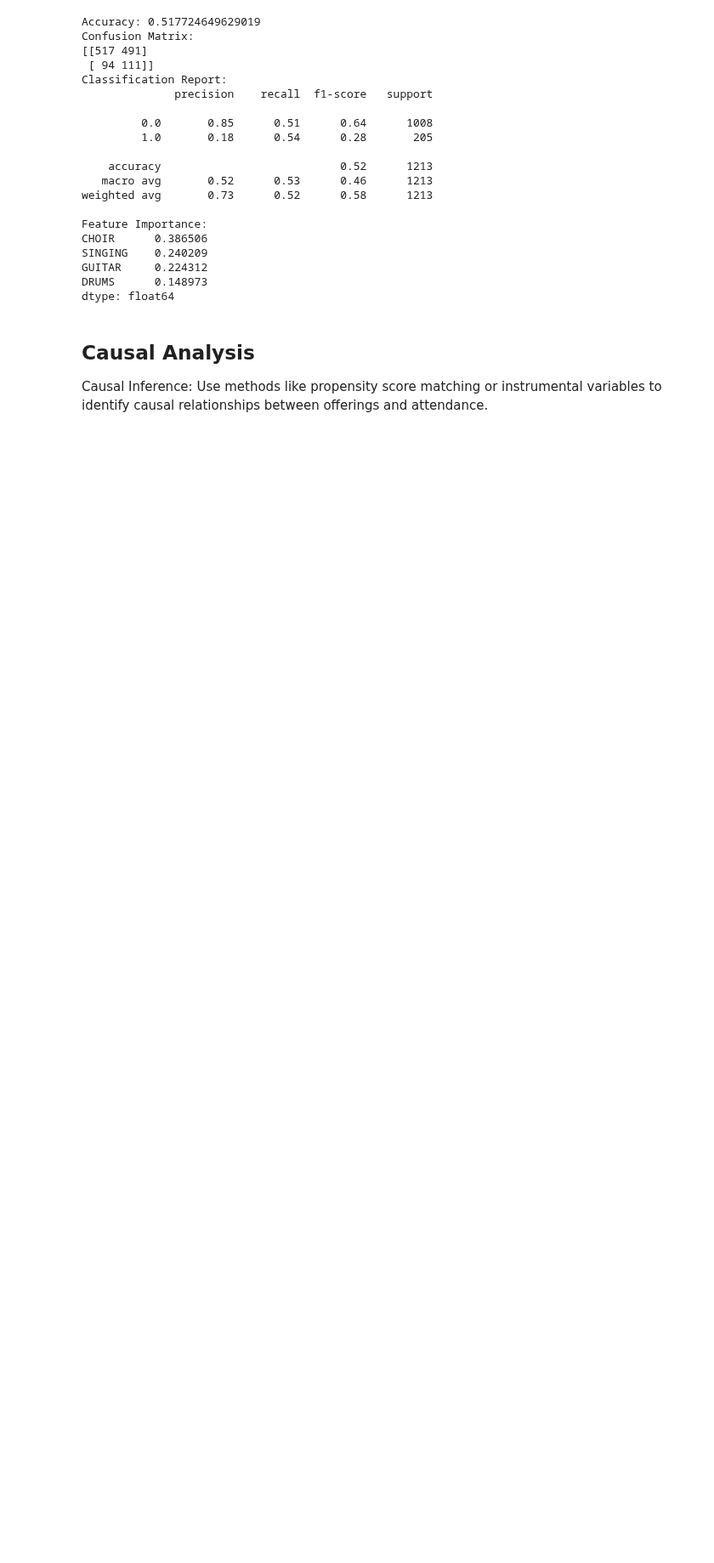
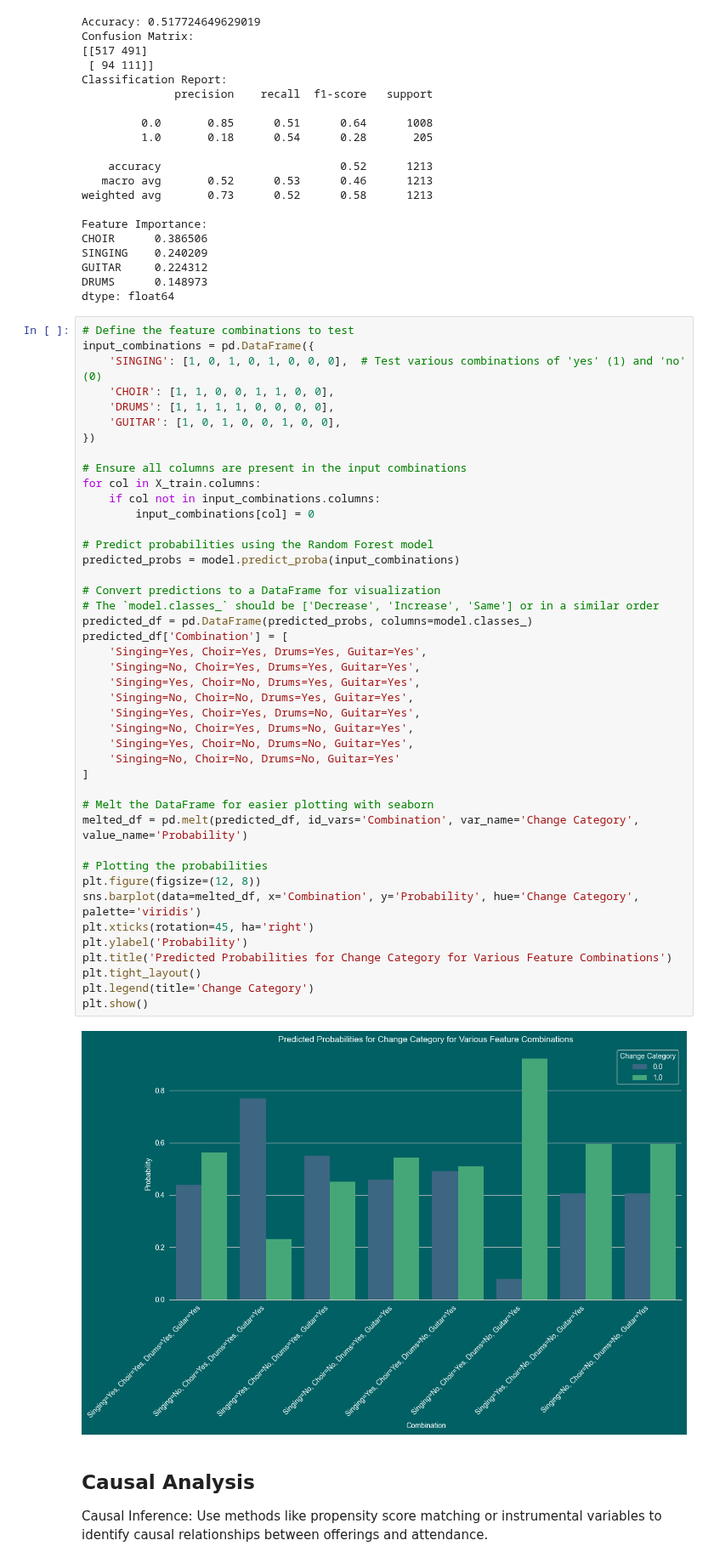
Before and after one commit to NRSchaaf/unlocking-church-growth, a Jupyter notebook: notebook/music_analysis.ipynb, the cells around one changed output. Shown at 85% size. Saved outputs shown, nothing was run; the diff lists cells and outputs as text; blank space fills up the shorter version.

Commit message:
random forest prediction analysis for music, facilities, and staffing

```diff
--- a/notebook/music_analysis.ipynb
+++ b/notebook/music_analysis.ipynb
@@ -462,6 +462,51 @@ SINGING    0.240209
 GUITAR     0.224312
 DRUMS      0.148973
 dtype: float64
+# %%
+# Define the feature combinations to test
+input_combinations = pd.DataFrame({
+    'SINGING': [1, 0, 1, 0, 1, 0, 0, 0],  # Test various combinations of 'yes' (1) and 'no' (0)
+    'CHOIR': [1, 1, 0, 0, 1, 1, 0, 0],
+    'DRUMS': [1, 1, 1, 1, 0, 0, 0, 0],
+    'GUITAR': [1, 0, 1, 0, 0, 1, 0, 0],
+})
+
+# Ensure all columns are present in the input combinations
+for col in X_train.columns:
+    if col not in input_combinations.columns:
+        input_combinations[col] = 0
+
+# Predict probabilities using the Random Forest model
+predicted_probs = model.predict_proba(input_combinations)
+
+# Convert predictions to a DataFrame for visualization
+# The `model.classes_` should be ['Decrease', 'Increase', 'Same'] or in a similar order
+predicted_df = pd.DataFrame(predicted_probs, columns=model.classes_)
+predicted_df['Combination'] = [
+    'Singing=Yes, Choir=Yes, Drums=Yes, Guitar=Yes',
+    'Singing=No, Choir=Yes, Drums=Yes, Guitar=Yes',
+    'Singing=Yes, Choir=No, Drums=Yes, Guitar=Yes',
+    'Singing=No, Choir=No, Drums=Yes, Guitar=Yes',
+    'Singing=Yes, Choir=Yes, Drums=No, Guitar=Yes',
+    'Singing=No, Choir=Yes, Drums=No, Guitar=Yes',
+    'Singing=Yes, Choir=No, Drums=No, Guitar=Yes',
+    'Singing=No, Choir=No, Drums=No, Guitar=Yes'
+]
+
+# Melt the DataFrame for easier plotting with seaborn
+melted_df = pd.melt(predicted_df, id_vars='Combination', var_name='Change Category', value_name='Probability')
+
+# Plotting the probabilities
+plt.figure(figsize=(12, 8))
+sns.barplot(data=melted_df, x='Combination', y='Probability', hue='Change Category', palette='viridis')
+plt.xticks(rotation=45, ha='right')
+plt.ylabel('Probability')
+plt.title('Predicted Probabilities for Change Category for Various Feature Combinations')
+plt.tight_layout()
+plt.legend(title='Change Category')
+plt.show()
+# %% [output]
+[figure, added]
 # %% [markdown]
 ## Causal Analysis
 Causal Inference: Use methods like propensity score matching or instrumental variables to identify causal relationships between offerings and attendance.
```
Also changed, not shown: 2 other files.
